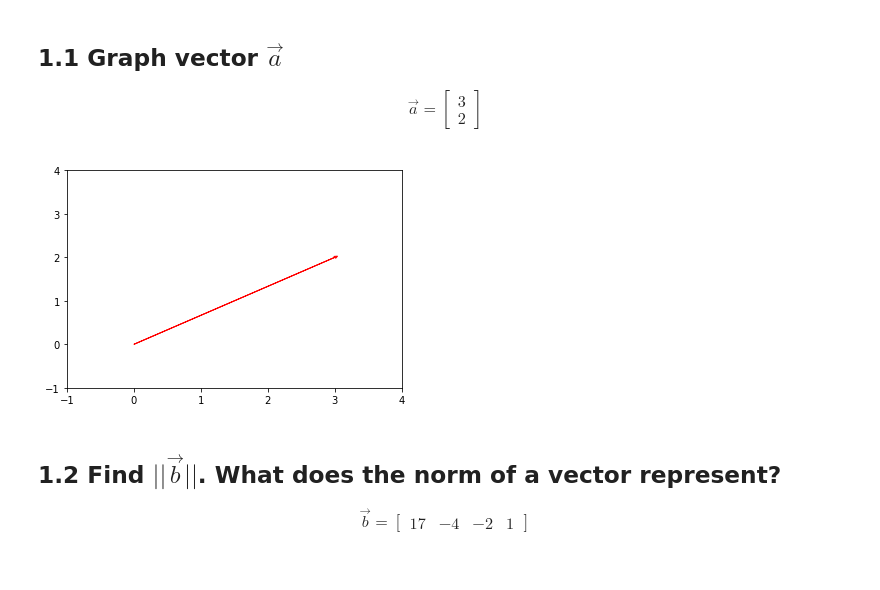
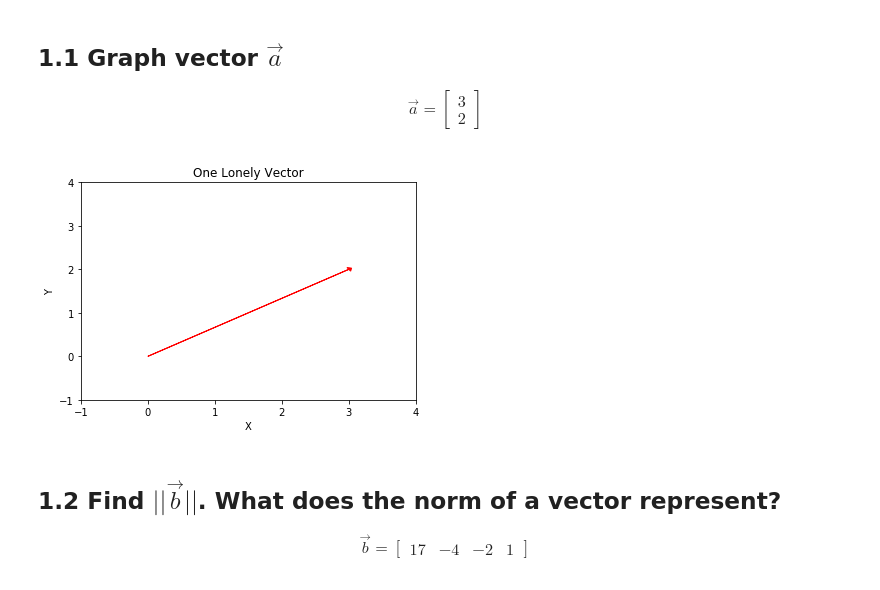
Before and after one commit to bloominstituteoftechnology/DS-Unit-1-Sprint-4-Linear-Algebra, a Jupyter notebook: Linear_Algebra_Sprint_Challenge.ipynb, the cells around one changed output. Drawn from its saved outputs; the diff is of its cells as text; code cells hidden in the pictures.

```diff
--- a/Linear_Algebra_Sprint_Challenge.ipynb
+++ b/Linear_Algebra_Sprint_Challenge.ipynb
@@ -16,12 +16,15 @@ import math
 \end{align}
 # %%
 a = [3, 2]
-plt.arrow(0,0, a[0], a[1],head_width=.05, head_length=0.05, color ='red')
+plt.arrow(0,0, a[0], a[1],head_width=.1, head_length=0.05, color ='red')
+plt.xlabel('X')
+plt.ylabel('Y')
+plt.title('One Lonely Vector')
 plt.xlim(-1.0,4.0)
 plt.ylim(-1.0,4.0)
 plt.show()
 # %% [output]
-[figure, old version]
+[figure, new version]
 # %% [markdown]
 ## 1.2 Find $||\vec{b}||$. What does the norm of a vector represent?
 \begin{align}
```
Also changed, not shown: parts of 11 cells of this notebook.
